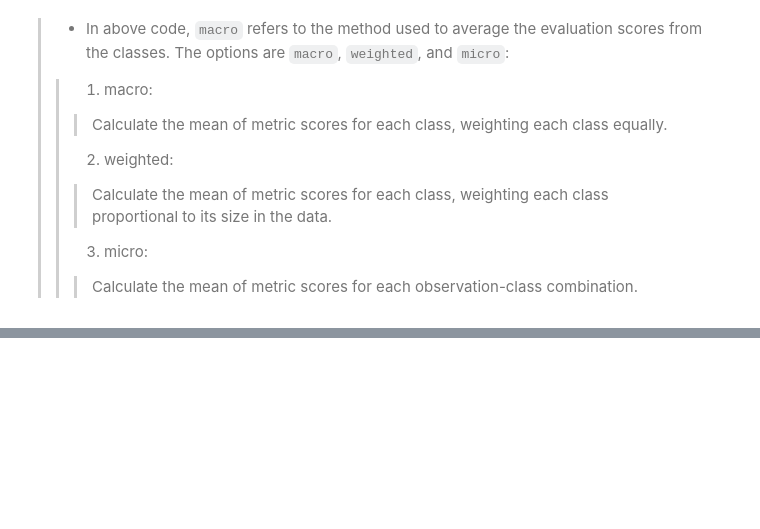
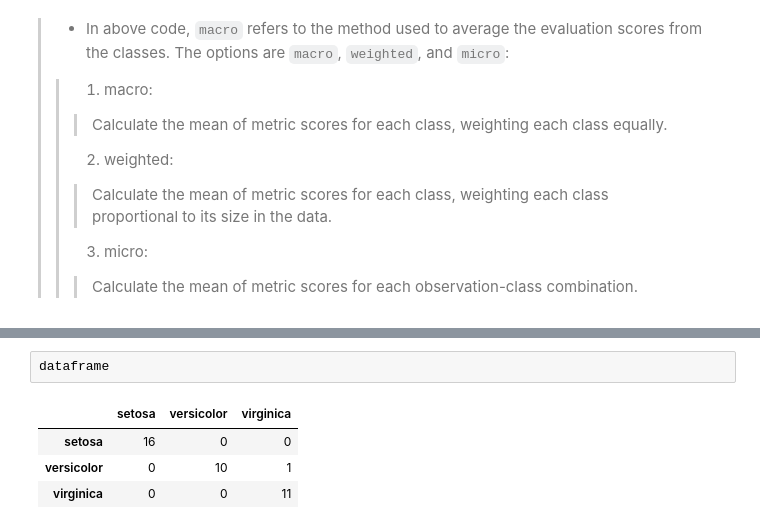
Before and after one commit to kavehkarimadini/ARC_101_Machine_Learning, a Jupyter notebook: ARC_101_Chapter_11_Model_Evaluation.ipynb, the cells around one changed output, grey strips where cells are left out. Drawn from its saved outputs; the diff is of its cells as text; blank space fills up the shorter version.

```diff
--- a/ARC_101_Chapter_11_Model_Evaluation.ipynb
+++ b/ARC_101_Chapter_11_Model_Evaluation.ipynb
@@ -457,0 +544,7 @@ array([0.84012014, 0.82895312, 0.82675308, 0.81515121, 0.82042629])
+# %%
+dataframe
+# %% [output]
+|  | setosa | versicolor | virginica |
+| setosa | 16 | 0 | 0 |
+| versicolor | 0 | 10 | 1 |
+| virginica | 0 | 0 | 11 |
```
Also changed, not shown: parts of 23 cells of this notebook, 1 other file.
